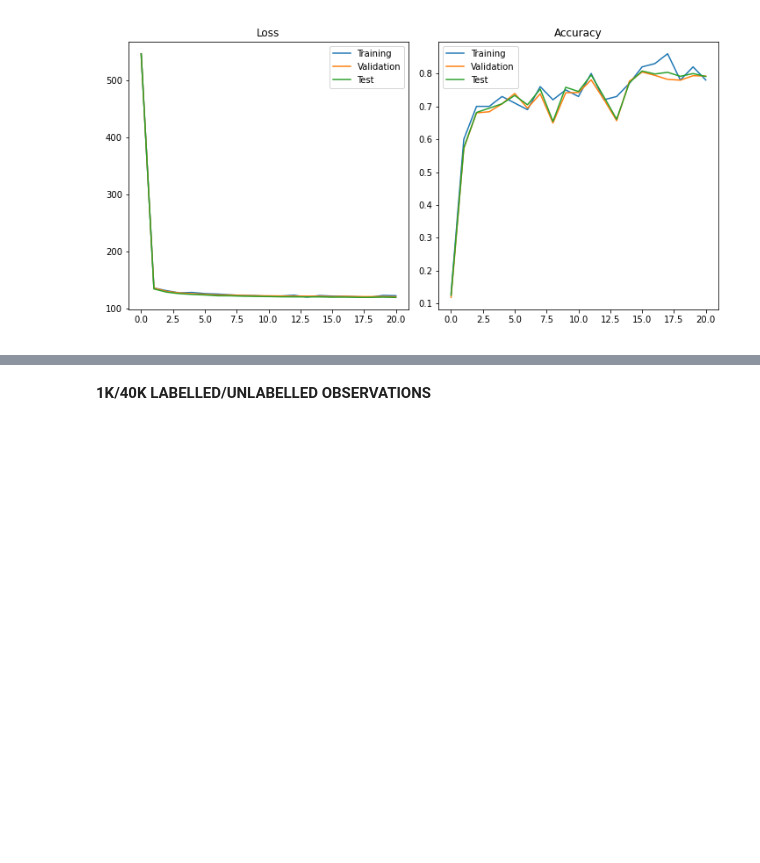
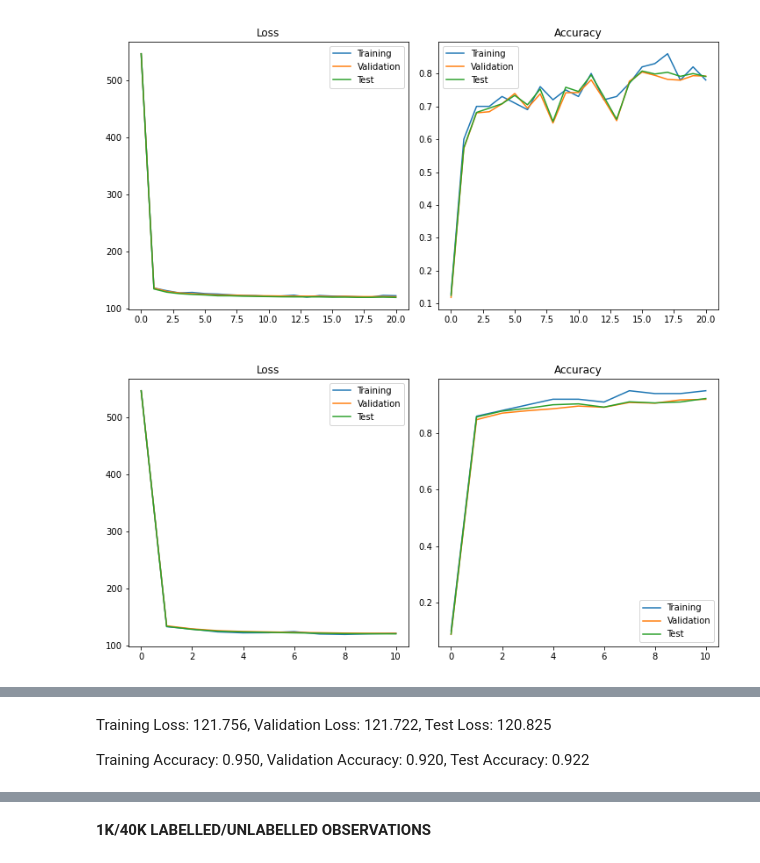
Before and after one commit to MrGorkajuice/DTU_VAE, a Jupyter notebook: VAE_Eksamen.ipynb, the cells around one changed output, grey strips where cells are left out. Cells and saved outputs as stored; diff of their text form; code cells hidden in the pictures; blank space fills up the shorter version.

Commit message:
M2 100 labelled, 92% accuracy model added

```diff
--- a/VAE_Eksamen.ipynb
+++ b/VAE_Eksamen.ipynb
@@ -893,7 +896,7 @@ class M2_VAE_Trainer:
         if self.train_unlabelled is not None:
             labelled_iter = iter(self.train_unlabelled)
             for images, labels in self.train_unlabelled:
-                self.unlbl_bcnt += 1
+                #self.unlbl_bcnt += 1
                 self.optimizer.zero_grad()
                 outputs = self.model(images, None)
                 loss = self.model.loss(outputs['px'],
@@ -925,7 +928,7 @@ class M2_VAE_Trainer:
                 self.optimizer.step()
         else:
             for images, labels in self.train_labelled:
-                self.lbl_bcnt += 1
+                #self.lbl_bcnt += 1
                 self.optimizer.zero_grad()
                 outputs = self.model(images, labels)
                 loss = self.model.loss(outputs['px'],
@@ -1171,3 +1174,36 @@ Training Loss: 122.325, Validation Loss: 120.551, Test Loss: 119.317
 Training Accuracy: 0.780, Validation Accuracy: 0.792, Test Accuracy: 0.791
 # %% [markdown]
 ![image.png](attachment:image.png)
+# %%
+sample = binarized_mnist_train_data.__getitem__(22)[0]
+TestM2 = M2_VAE(sample.flatten().shape, # Input shape
+                5, # Latent features
+                10, # Classes
+                [200], # Network dimensions for encoder before adding classifications
+                [200], # Network dimensions for encoder after adding classification
+                [400, 200], # Network dimensions for classification network
+                [200, 400, 600]) # Network dimensions for decoder
+# %%
+%%time
+loader_setup(labelled_size=100, unlabelled_size=40000)
+trainer = M2_VAE_Trainer(TestM2,
+                         binarized_mnist_train_loader_labelled,
+                         binarized_mnist_train_loader_unlabelled,
+                         binarized_mnist_train_loader_validation,
+                         binarized_mnist_test_loader,
+                         10,
+                         0.5)
+epochs = 10
+fn = "m2_class_100_labelled_%dep.pt" % epochs
+if os.path.isfile(fn):
+    TestM2.load_state_dict(torch.load(fn))
+    print("Loaded model from %s" % fn)
+    trainer.test()
+else:
+    trainer.test()
+    for i in range(epochs):
+        trainer.train()
+        trainer.test()
+    torch.save(TestM2.state_dict(), fn)
+# %% [output]
+[figure, added]
@@ -1173,0 +1213,4 @@ Training Accuracy: 0.780, Validation Accuracy: 0.792, Test Accuracy: 0.791
+# %% [markdown]
+Training Loss: 121.756, Validation Loss: 121.722, Test Loss: 120.825
+
+Training Accuracy: 0.950, Validation Accuracy: 0.920, Test Accuracy: 0.922
```
Also changed, not shown: parts of 7 cells of this notebook, 1 other file.
